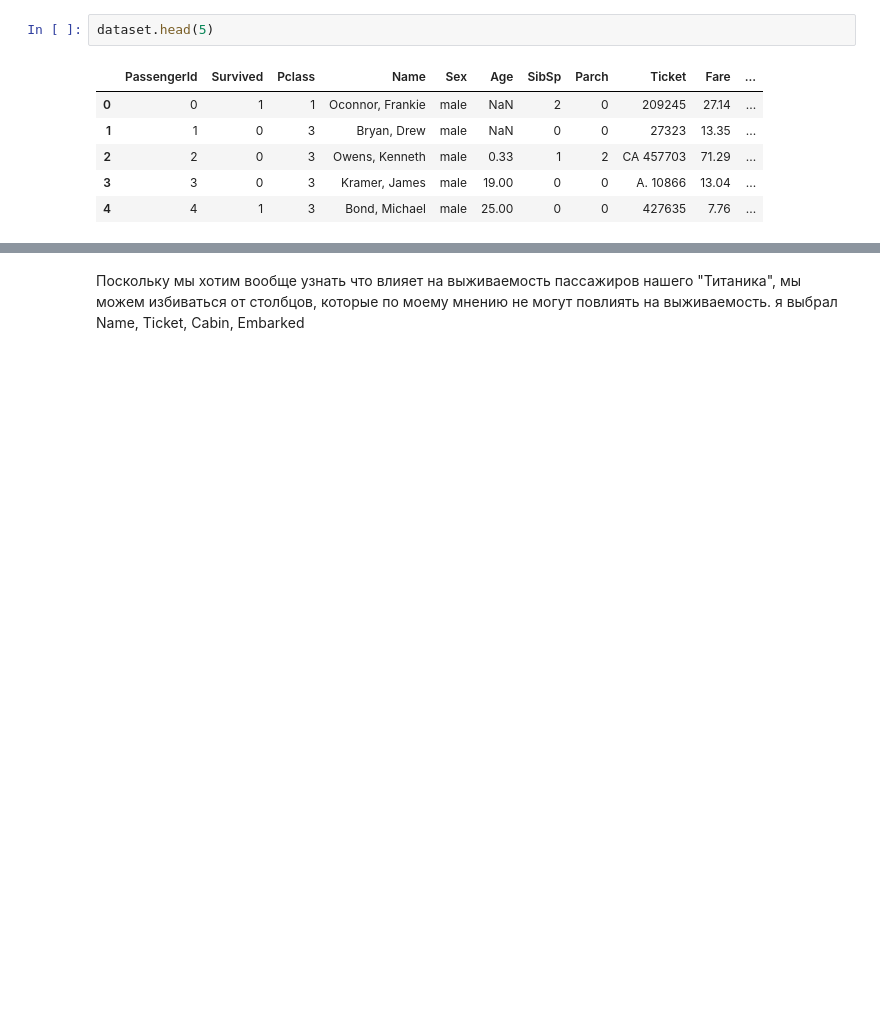
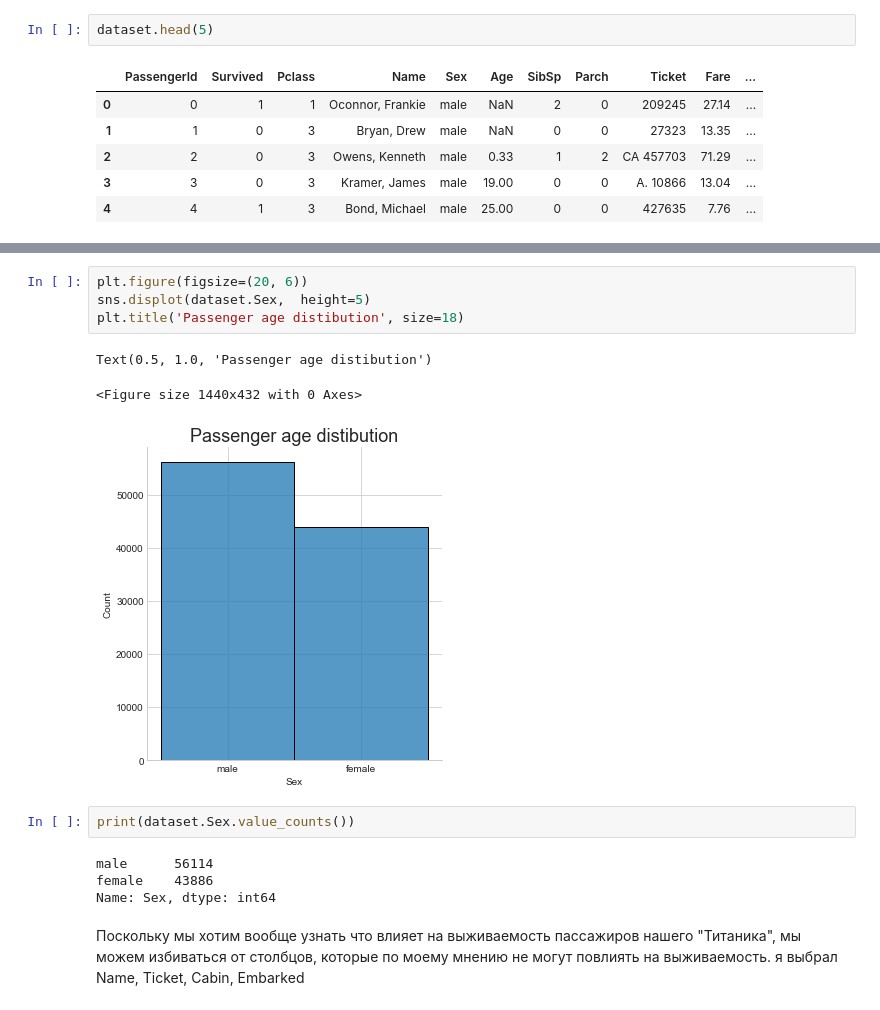
Before and after one commit to RomanTeush/ML_courses, a Jupyter notebook: eda.ipynb, the cells around one changed output, grey strips where cells are left out. Drawn from its saved outputs; the diff is of its cells as text; blank space fills up the shorter version.

```diff
--- a/eda.ipynb
+++ b/eda.ipynb
@@ -29,3 +68,17 @@ dataset.shape
+# %%
+plt.figure(figsize=(20, 6))
+sns.displot(dataset.Sex,  height=5)
+plt.title('Passenger age distibution', size=18)
+# %% [output]
+Text(0.5, 1.0, 'Passenger age distibution')
+<Figure size 1440x432 with 0 Axes>
+[figure, added]
+# %%
+print(dataset.Sex.value_counts())
+# %% [output]
+male      56114
+female    43886
+Name: Sex, dtype: int64
 # %% [markdown]
 Поскольку мы хотим вообще узнать что влияет на выживаемость пассажиров нашего "Титаника", мы можем избиваться от столбцов, которые по моему мнению не могут повлиять на выживаемость. я выбрал Name, Ticket, Cabin, Embarked
 # %%
```
Also changed, not shown: parts of 17 cells of this notebook.
